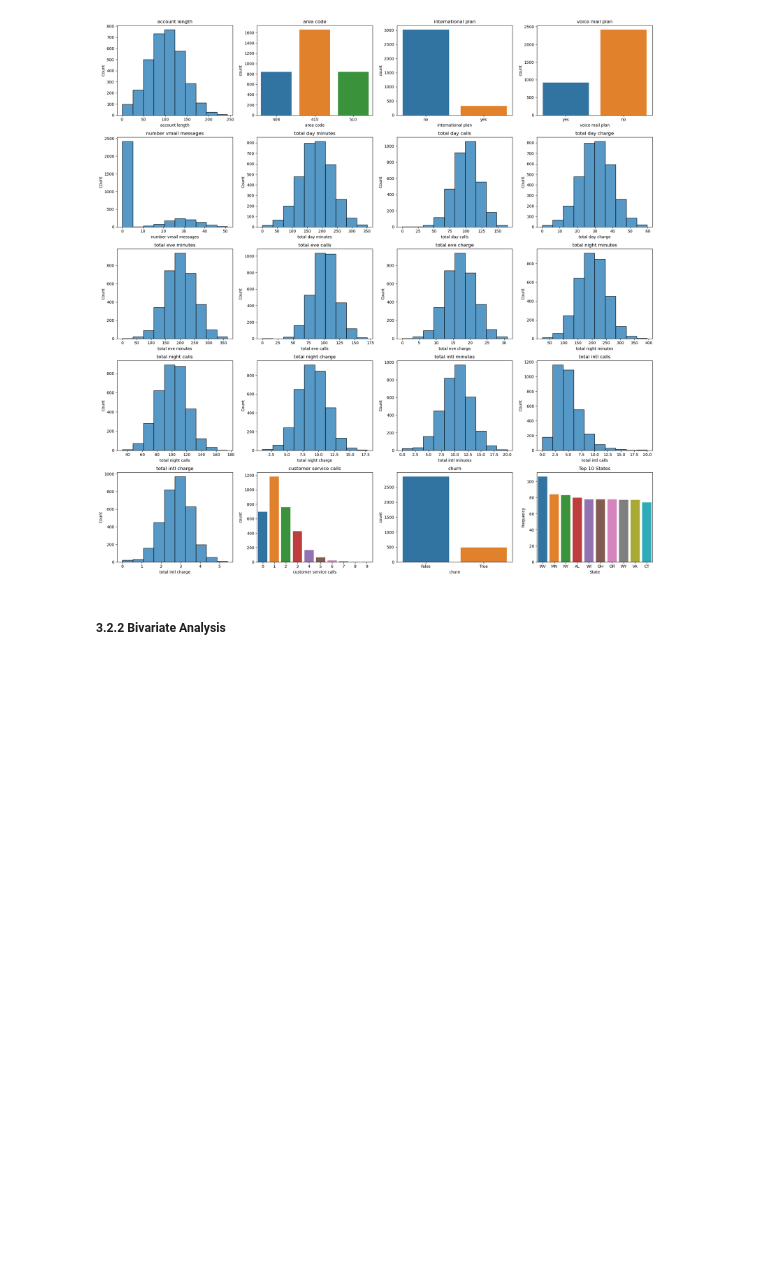
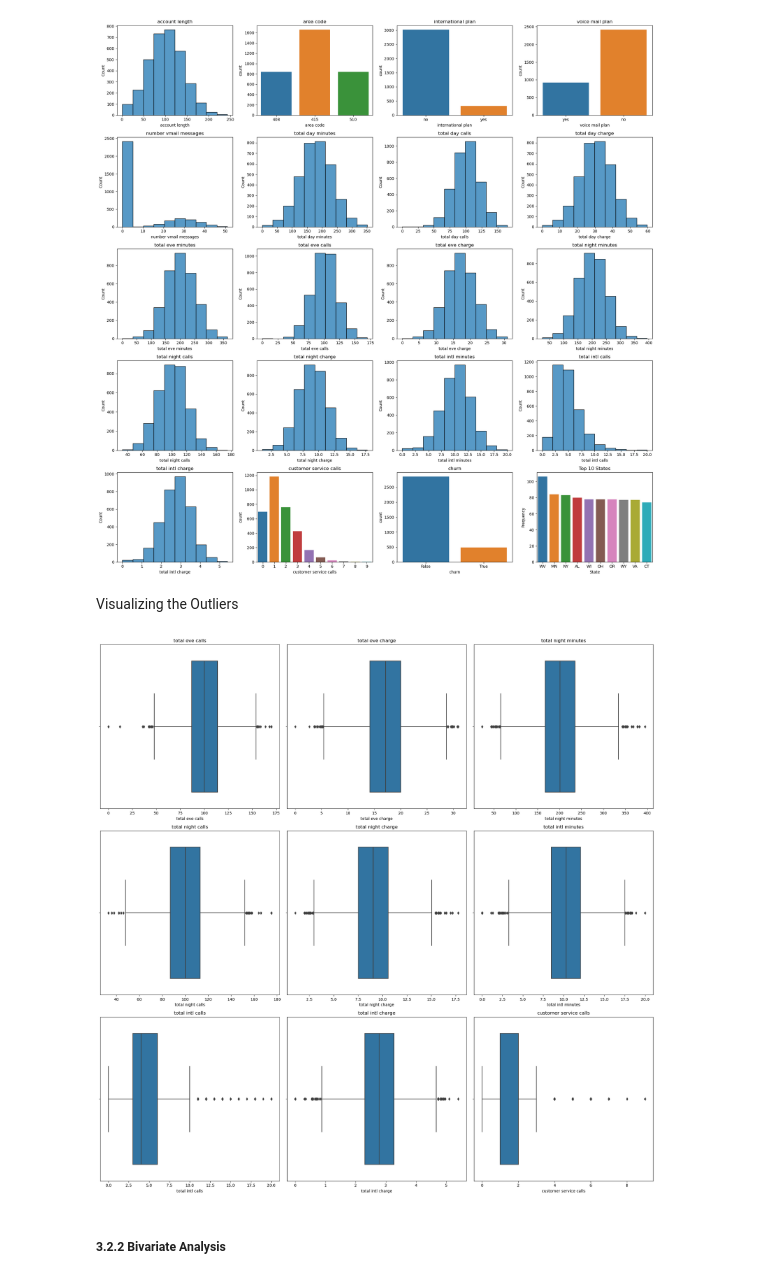
Before and after one commit to Isaac-Munyaka/Phase_3_project, a Jupyter notebook: customer_churn_prediction.ipynb, the cells around one changed output. Drawn from its saved outputs; the diff is of its cells as text; code cells hidden in the pictures; blank space fills up the shorter version.

```diff
--- a/customer_churn_prediction.ipynb
+++ b/customer_churn_prediction.ipynb
@@ -269,6 +269,26 @@ plt.tight_layout()
 plt.show()
 # %% [output]
 [figure]
+# %% [markdown]
+Visualizing the Outliers
+# %%
+
+cols_boxplot = df.columns[[10, 11, 12,13, 14,15, 16, 17, 18,]]
+
+fig, axes = plt.subplots(nrows=3, ncols=3, figsize=(20, 20))
+
+axes = axes.flatten()
+
+
+for i, column in enumerate(cols_boxplot):
+    sns.boxplot(x=df[column], ax=axes[i])
+    axes[i].set_title(column)
+
+
+plt.tight_layout()
+plt.show()
+# %% [output]
+[figure, added]
 # %% [markdown]
 ##### 3.2.2 Bivariate Analysis
 # %%
```
Also changed, not shown: parts of 6 cells of this notebook.
